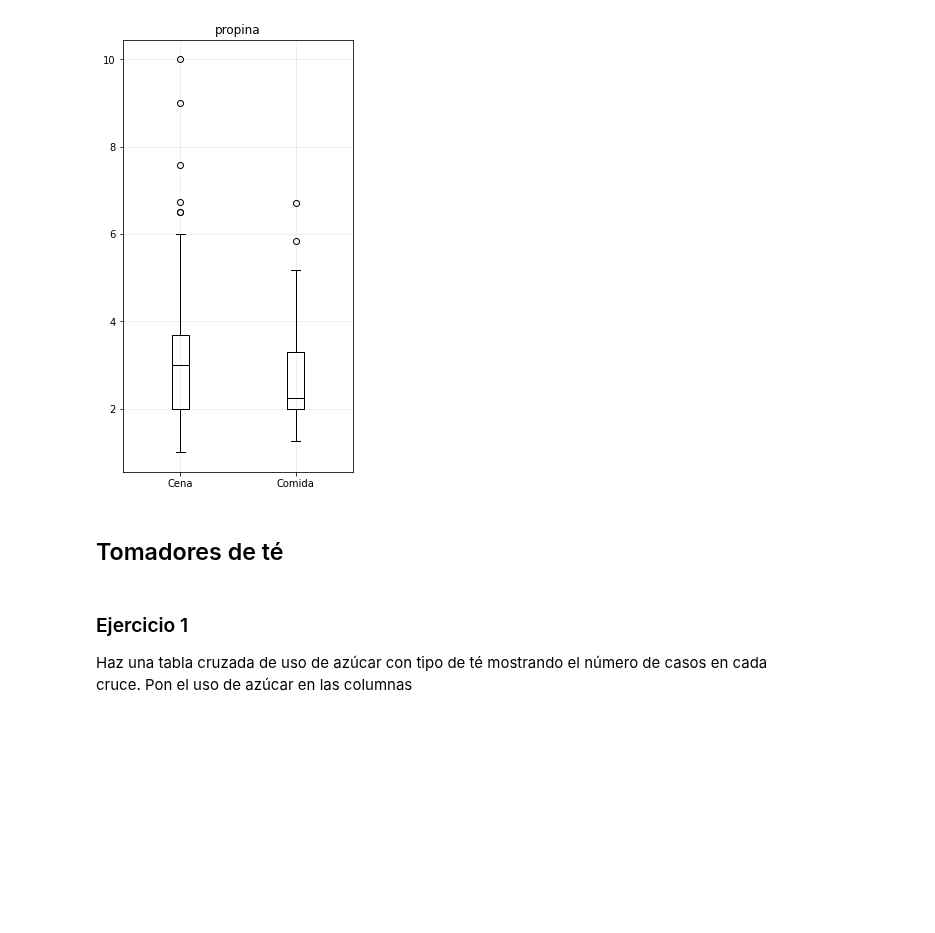
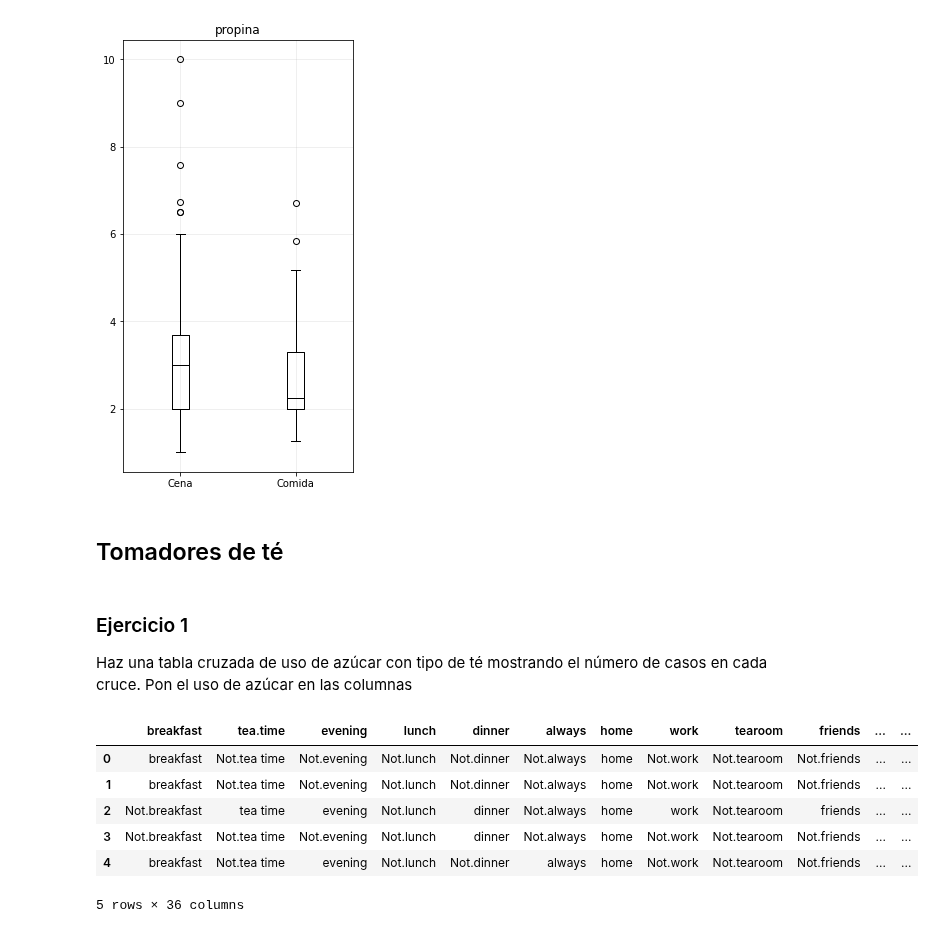
Before and after one commit to CAMM961001/itam-mcd, a Jupyter notebook: fundamentos-estadisticos/libros/analisis_exploratorio.ipynb, the cells around one changed output. Saved outputs shown, nothing was run; the diff lists cells and outputs as text; code cells hidden in the pictures; blank space fills up the shorter version.

```diff
--- a/fundamentos-estadisticos/libros/analisis_exploratorio.ipynb
+++ b/fundamentos-estadisticos/libros/analisis_exploratorio.ipynb
@@ -695,3 +695,16 @@ plt.show()
 # %% [markdown]
 ### Ejercicio 1
 Haz una tabla cruzada de uso de azúcar con tipo de té mostrando el número de casos en cada cruce. Pon el uso de azúcar en las columnas
+# %%
+#Se obtiene dataset original
+file_path = "datos\\tea.csv"
+tea = pd.read_csv(os.path.join(path_asignatura, file_path))
+tea.head()
+# %% [output]
+|  | breakfast | tea.time | evening | lunch | dinner | always | home | work | tearoom | friends | ... | ... |
+| 0 | breakfast | Not.tea time | Not.evening | Not.lunch | Not.dinner | Not.always | home | Not.work | Not.tearoom | Not.friends | ... | ... |
+| 1 | breakfast | Not.tea time | Not.evening | Not.lunch | Not.dinner | Not.always | home | Not.work | Not.tearoom | Not.friends | ... | ... |
+| 2 | Not.breakfast | tea time | evening | Not.lunch | dinner | Not.always | home | work | Not.tearoom | friends | ... | ... |
+| 3 | Not.breakfast | Not.tea time | Not.evening | Not.lunch | dinner | Not.always | home | Not.work | Not.tearoom | Not.friends | ... | ... |
+| 4 | breakfast | Not.tea time | evening | Not.lunch | Not.dinner | always | home | Not.work | Not.tearoom | Not.friends | ... | ... |
+5 rows × 36 columns
```
Also changed, not shown: parts of 7 cells of this notebook.
